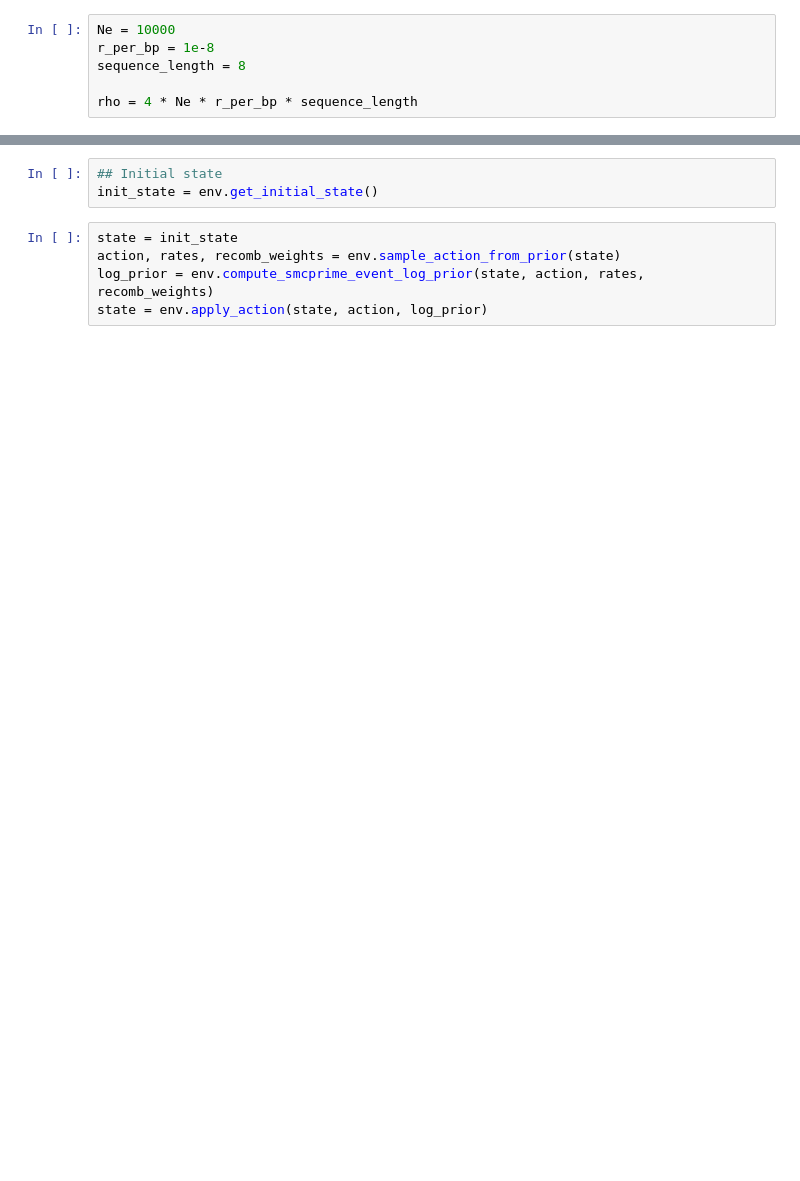
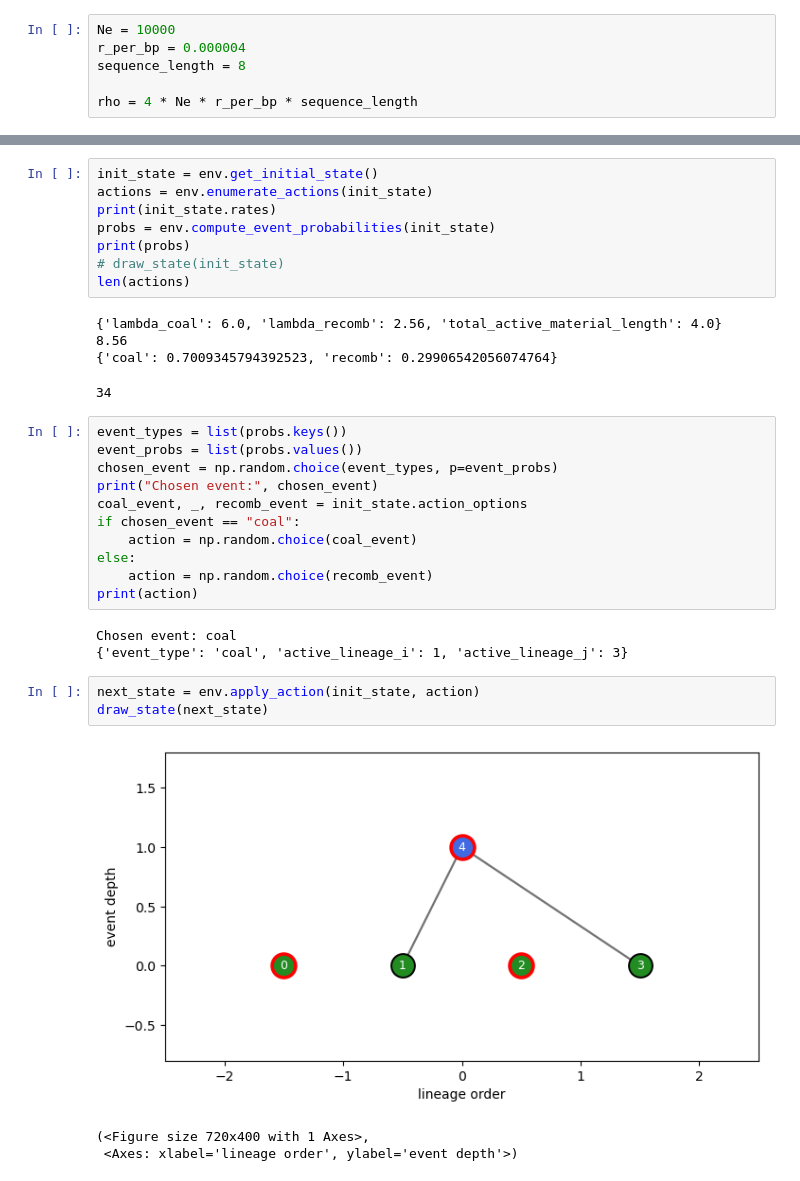
Before and after one commit to pratikkatte/ARG-Optimise, a Jupyter notebook: pg.ipynb, the cells around one changed output, grey strips where cells are left out. Cells and saved outputs as stored; diff of their text form; blank space fills up the shorter version.

```diff
--- a/pg.ipynb
+++ b/pg.ipynb
@@ -4,6 +6,6 @@ from env import SimpleARGEnvironment
 # %%
 Ne = 10000
-r_per_bp = 1e-8
+r_per_bp = 0.000004
 sequence_length = 8
 
 rho = 4 * Ne * r_per_bp * sequence_length
@@ -19,8 +20,34 @@ env = SimpleARGEnvironment(
-# %%
-## Initial state
-init_state = env.get_initial_state()
-# %%
-state = init_state
-action, rates, recomb_weights = env.sample_action_from_prior(state)
-log_prior = env.compute_smcprime_event_log_prior(state, action, rates, recomb_weights)
-state = env.apply_action(state, action, log_prior)
+# %%
+init_state = env.get_initial_state()
+actions = env.enumerate_actions(init_state)
+print(init_state.rates)
+probs = env.compute_event_probabilities(init_state)
+print(probs)
+# draw_state(init_state)
+len(actions)
+# %% [output]
+{'lambda_coal': 6.0, 'lambda_recomb': 2.56, 'total_active_material_length': 4.0}
+8.56
+{'coal': 0.7009345794392523, 'recomb': 0.29906542056074764}
+34
+# %%
+event_types = list(probs.keys())
+event_probs = list(probs.values())
+chosen_event = np.random.choice(event_types, p=event_probs)
+print("Chosen event:", chosen_event)
+coal_event, _, recomb_event = init_state.action_options
+if chosen_event == "coal":
+    action = np.random.choice(coal_event)
+else:
+    action = np.random.choice(recomb_event)
+print(action)
+# %% [output]
+Chosen event: coal
+{'event_type': 'coal', 'active_lineage_i': 1, 'active_lineage_j': 3}
+# %%
+next_state = env.apply_action(init_state, action)
+draw_state(next_state)
+# %% [output]
+[figure, added]
+(<Figure size 720x400 with 1 Axes>,
+ <Axes: xlabel='lineage order', ylabel='event depth'>)
```
Also changed, not shown: parts of 16 cells of this notebook, 5 other files.
